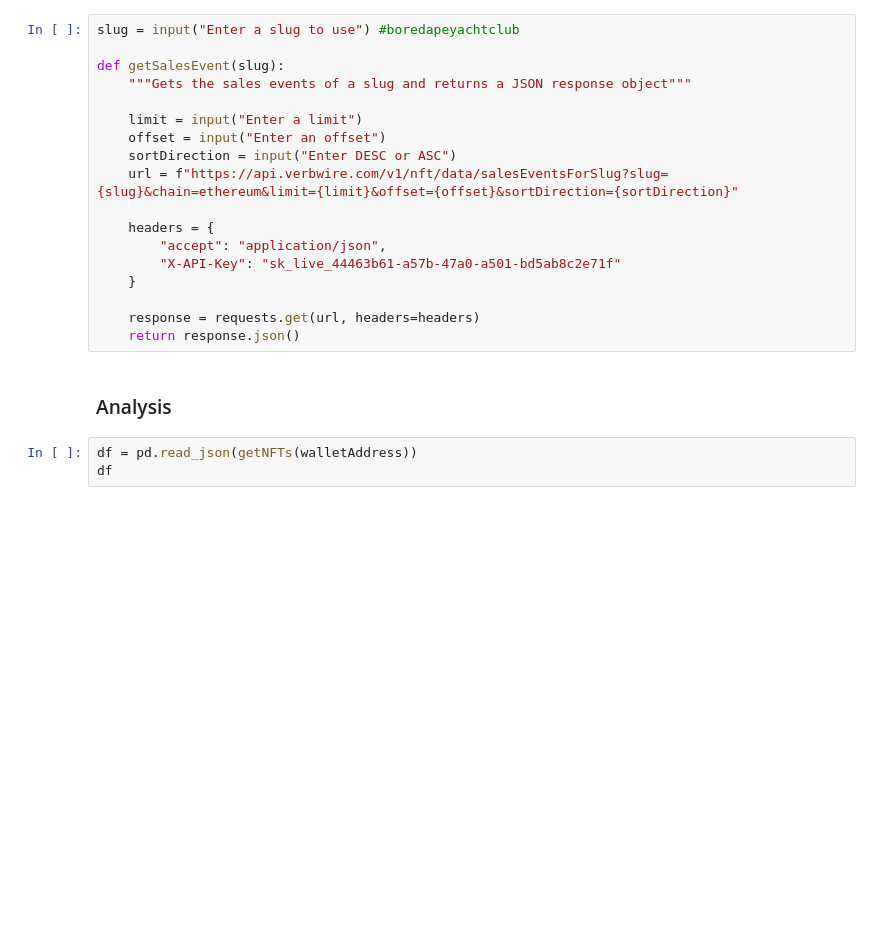
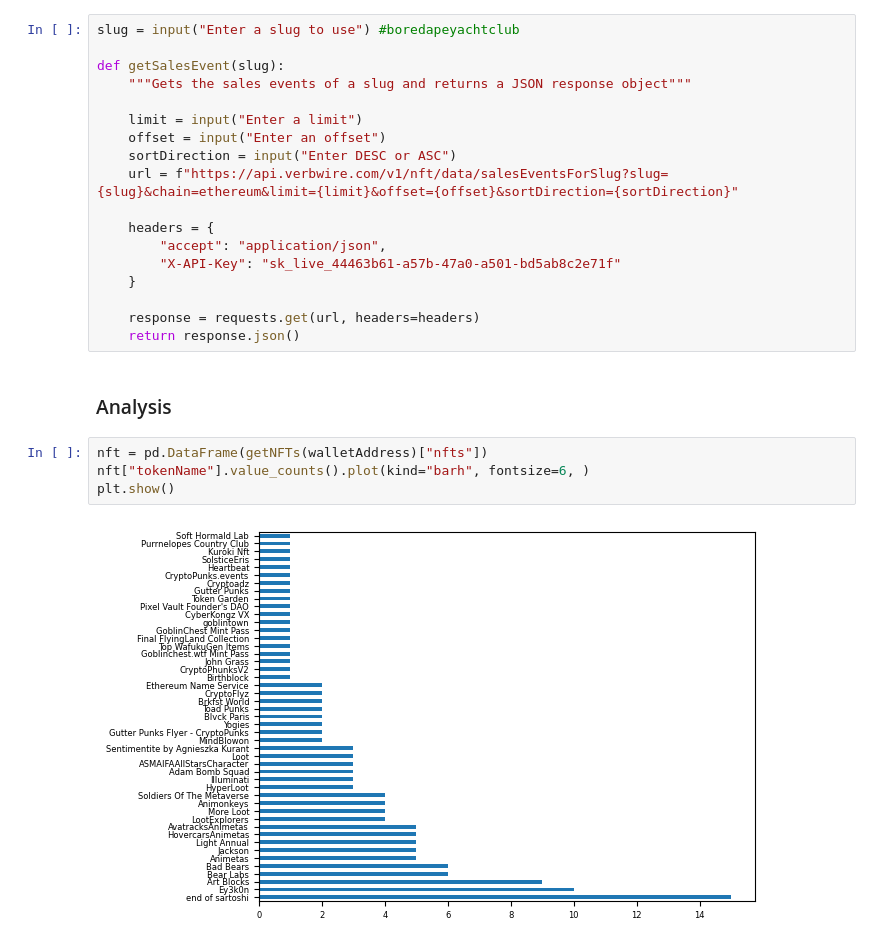
Before and after one commit to MikelAlc/HackTheWhale, a Jupyter notebook: NFTOwnership.ipynb, the cells around one changed output. Saved outputs shown, nothing was run; the diff lists cells and outputs as text; blank space fills up the shorter version.

```diff
--- a/NFTOwnership.ipynb
+++ b/NFTOwnership.ipynb
@@ -44,6 +45,9 @@ def getSalesEvent(slug):
     return response.json()
 # %% [markdown]
 ### Analysis
-# %%
-df = pd.read_json(getNFTs(walletAddress))
-df
+# %%
+nft = pd.DataFrame(getNFTs(walletAddress)["nfts"])
+nft["tokenName"].value_counts().plot(kind="barh", fontsize=6, )
+plt.show()
+# %% [output]
+[figure, added]
```
Also changed, not shown: parts of 2 cells of this notebook.
